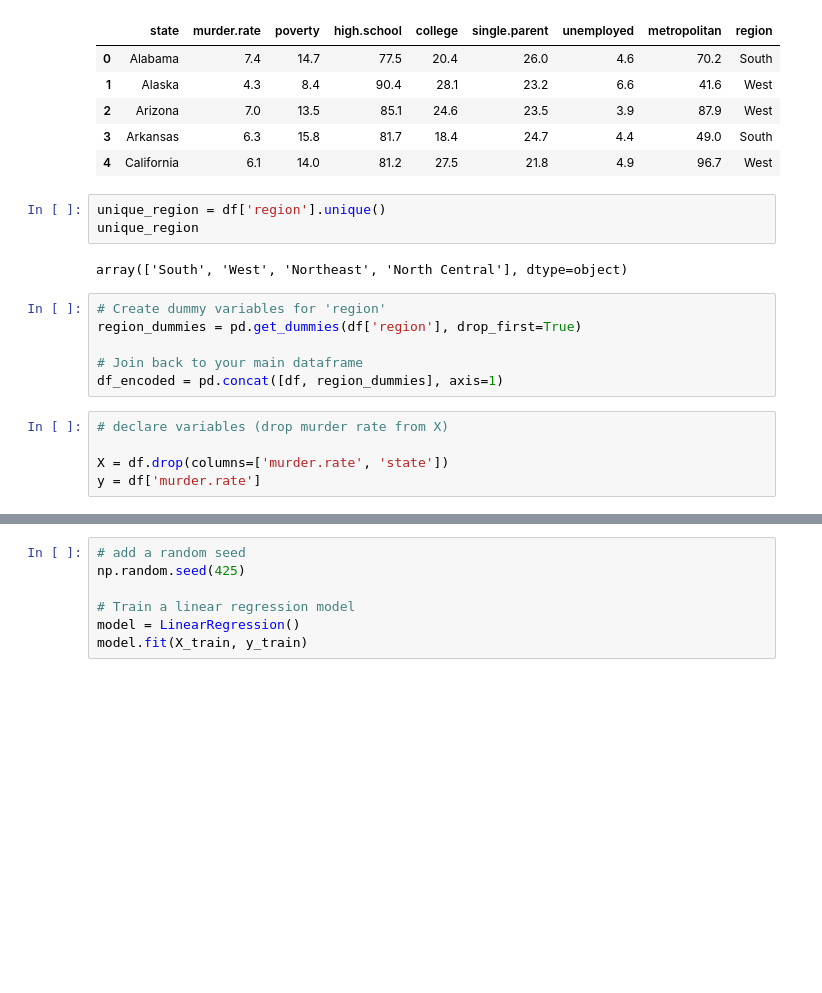
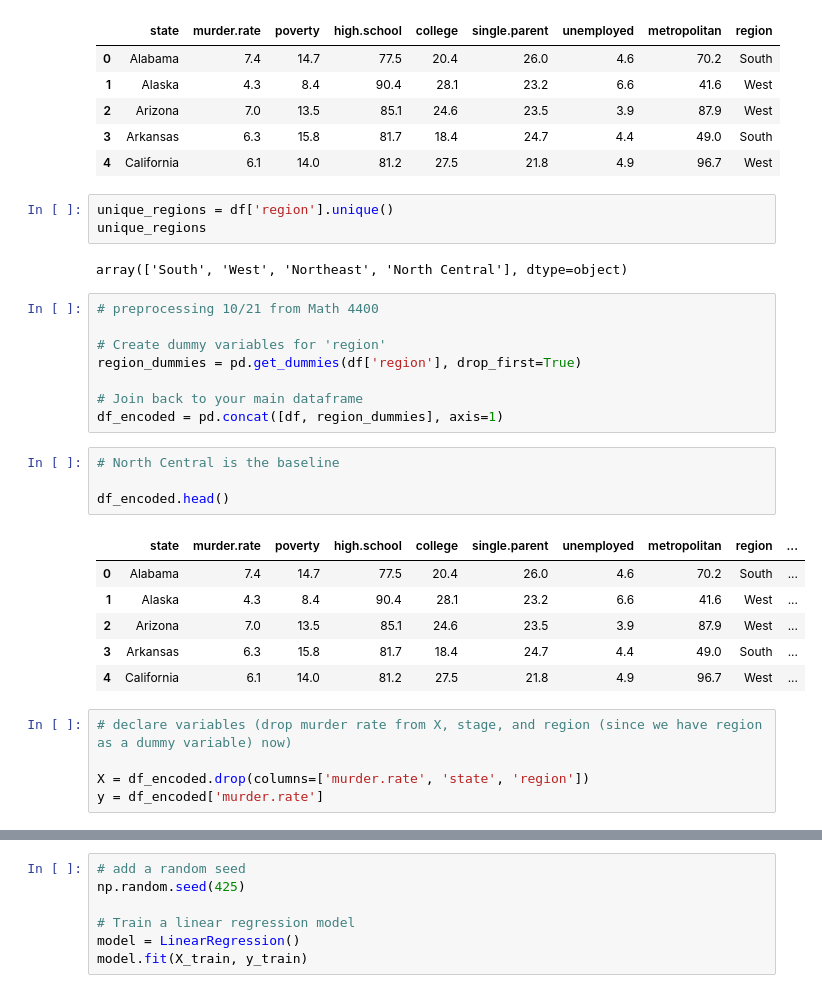
Before and after one commit to bpickett14/MATH3310_FA_2025_P01_G01_PICKETT, a Jupyter notebook: notebooks/first_project.ipynb, the cells around one changed output, grey strips where cells are left out. Cells and saved outputs as stored; diff of their text form; blank space fills up the shorter version.

```diff
--- a/notebooks/first_project.ipynb
+++ b/notebooks/first_project.ipynb
@@ -20,22 +20,35 @@ df.head()
 | 2 | Arizona | 7.0 | 13.5 | 85.1 | 24.6 | 23.5 | 3.9 | 87.9 | West |
 | 3 | Arkansas | 6.3 | 15.8 | 81.7 | 18.4 | 24.7 | 4.4 | 49.0 | South |
 | 4 | California | 6.1 | 14.0 | 81.2 | 27.5 | 21.8 | 4.9 | 96.7 | West |
-# %%
-unique_region = df['region'].unique()
-unique_region
-# %% [output]
-array(['South', 'West', 'Northeast', 'North Central'], dtype=object)
+# %%
+unique_regions = df['region'].unique()
+unique_regions
+# %% [output]
+array(['South', 'West', 'Northeast', 'North Central'], dtype=object)
 # %%
+# preprocessing 10/21 from Math 4400
+
 # Create dummy variables for 'region'
 region_dummies = pd.get_dummies(df['region'], drop_first=True)
 
 # Join back to your main dataframe
 df_encoded = pd.concat([df, region_dummies], axis=1)
+# %%
+# North Central is the baseline
+
+df_encoded.head()
+# %% [output]
+|  | state | murder.rate | poverty | high.school | college | single.parent | unemployed | metropolitan | region | ... |
+| 0 | Alabama | 7.4 | 14.7 | 77.5 | 20.4 | 26.0 | 4.6 | 70.2 | South | ... |
+| 1 | Alaska | 4.3 | 8.4 | 90.4 | 28.1 | 23.2 | 6.6 | 41.6 | West | ... |
+| 2 | Arizona | 7.0 | 13.5 | 85.1 | 24.6 | 23.5 | 3.9 | 87.9 | West | ... |
+| 3 | Arkansas | 6.3 | 15.8 | 81.7 | 18.4 | 24.7 | 4.4 | 49.0 | South | ... |
+| 4 | California | 6.1 | 14.0 | 81.2 | 27.5 | 21.8 | 4.9 | 96.7 | West | ... |
 # %%
-# declare variables (drop murder rate from X)
+# declare variables (drop murder rate from X, stage, and region (since we have region as a dummy variable) now)
 
-X = df.drop(columns=['murder.rate', 'state'])
-y = df['murder.rate']
+X = df_encoded.drop(columns=['murder.rate', 'state', 'region'])
+y = df_encoded['murder.rate']
 # %%
 # split the data in preparation of running a Linear Regression model
 np.random.seed(214)
```
Also changed, not shown: parts of 4 cells of this notebook.
